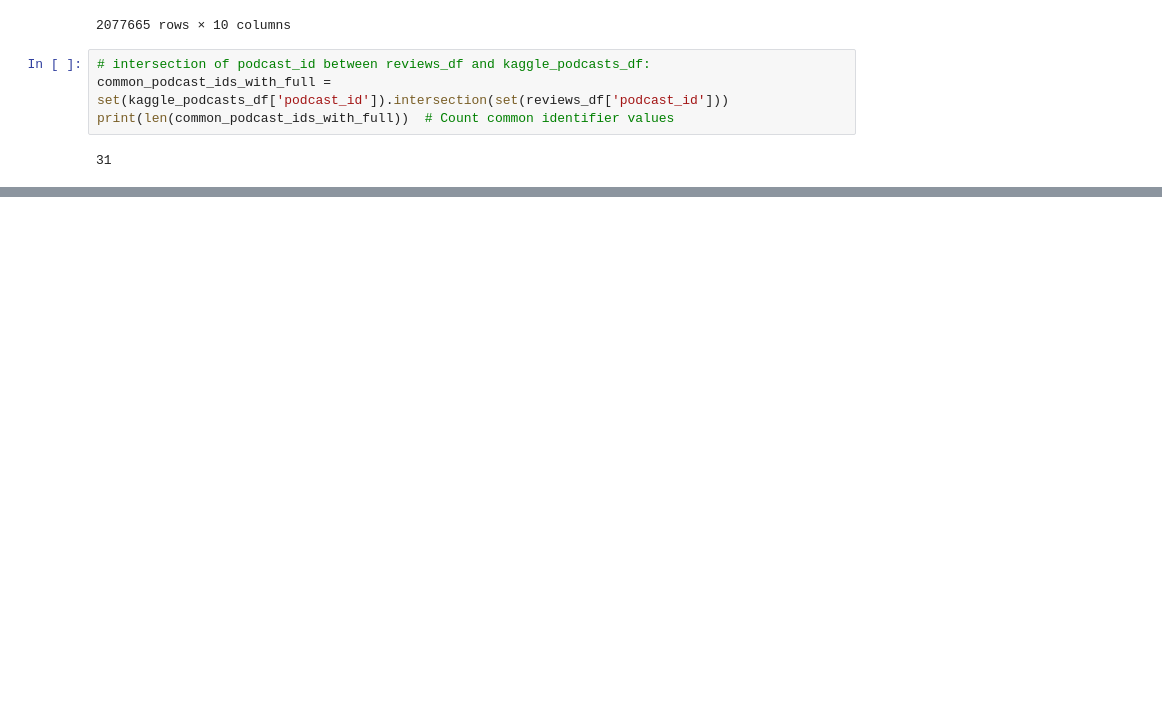
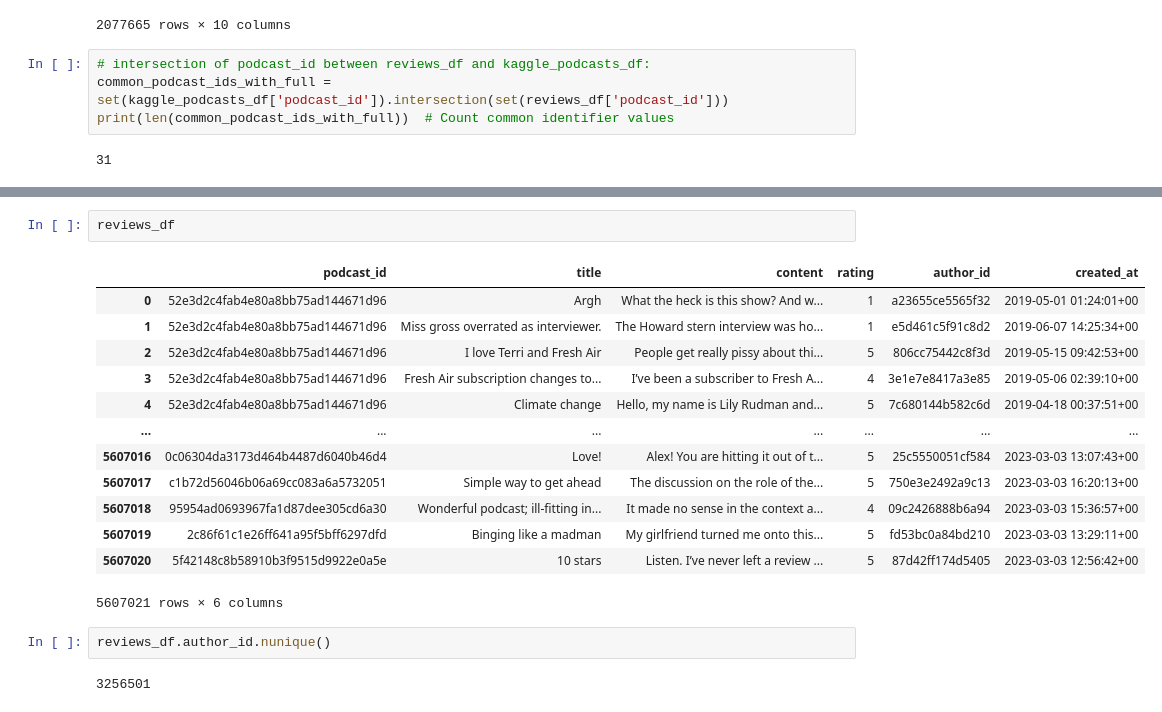
Before and after one commit to mille055/Rec_Project, a Jupyter notebook: notebooks/load_and_compare_datasets.ipynb, the cells around one changed output, grey strips where cells are left out. Drawn from its saved outputs; the diff is of its cells as text; blank space fills up the shorter version.

```diff
--- a/notebooks/load_and_compare_datasets.ipynb
+++ b/notebooks/load_and_compare_datasets.ipynb
@@ -212,0 +245,20 @@ print(len(common_podcast_ids_with_full))  # Count common identifier values
+# %%
+reviews_df
+# %% [output]
+|  | podcast_id | title | content | rating | author_id | created_at |
+| 0 | 52e3d2c4fab4e80a8bb75ad144671d96 | Argh | What the heck is this show? And w... | 1 | a23655ce5565f32 | 2019-05-01 01:24:01+00 |
+| 1 | 52e3d2c4fab4e80a8bb75ad144671d96 | Miss gross overrated as interviewer. | The Howard stern interview was ho... | 1 | e5d461c5f91c8d2 | 2019-06-07 14:25:34+00 |
+| 2 | 52e3d2c4fab4e80a8bb75ad144671d96 | I love Terri and Fresh Air | People get really pissy about thi... | 5 | 806cc75442c8f3d | 2019-05-15 09:42:53+00 |
+| 3 | 52e3d2c4fab4e80a8bb75ad144671d96 | Fresh Air subscription changes to... | I’ve been a subscriber to Fresh A... | 4 | 3e1e7e8417a3e85 | 2019-05-06 02:39:10+00 |
+| 4 | 52e3d2c4fab4e80a8bb75ad144671d96 | Climate change | Hello, my name is Lily Rudman and... | 5 | 7c680144b582c6d | 2019-04-18 00:37:51+00 |
+| ... | ... | ... | ... | ... | ... | ... |
+| 5607016 | 0c06304da3173d464b4487d6040b46d4 | Love! | Alex! You are hitting it out of t... | 5 | 25c5550051cf584 | 2023-03-03 13:07:43+00 |
+| 5607017 | c1b72d56046b06a69cc083a6a5732051 | Simple way to get ahead | The discussion on the role of the... | 5 | 750e3e2492a9c13 | 2023-03-03 16:20:13+00 |
+| 5607018 | 95954ad0693967fa1d87dee305cd6a30 | Wonderful podcast; ill-fitting in... | It made no sense in the context a... | 4 | 09c2426888b6a94 | 2023-03-03 15:36:57+00 |
+| 5607019 | 2c86f61c1e26ff641a95f5bff6297dfd | Binging like a madman | My girlfriend turned me onto this... | 5 | fd53bc0a84bd210 | 2023-03-03 13:29:11+00 |
+| 5607020 | 5f42148c8b58910b3f9515d9922e0a5e | 10 stars | Listen. I’ve never left a review ... | 5 | 87d42ff174d5405 | 2023-03-03 12:56:42+00 |
+5607021 rows × 6 columns
+# %%
+reviews_df.author_id.nunique()
+# %% [output]
+3256501
```
Also changed, not shown: parts of 3 cells of this notebook.
